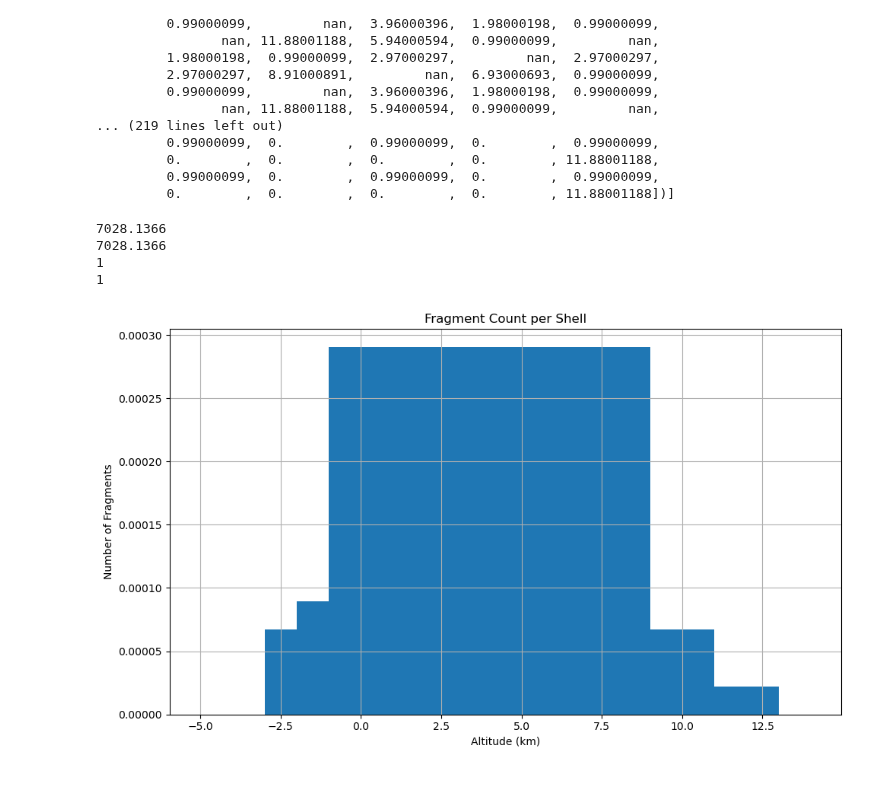
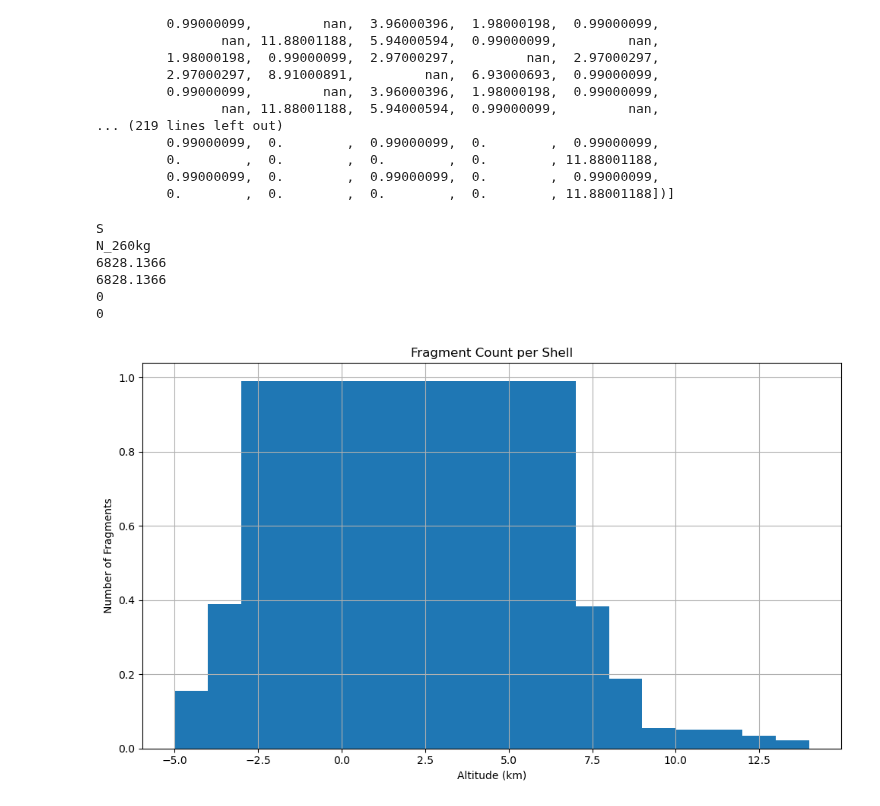
Before and after one commit to ARCLab-MIT/pyssem, a Jupyter notebook: pyssem/elliptical_launch.ipynb, the cells around one changed output. Saved outputs shown, nothing was run; the diff lists cells and outputs as text; code cells hidden in the pictures.

```diff
--- a/pyssem/elliptical_launch.ipynb
+++ b/pyssem/elliptical_launch.ipynb
@@ -501,31 +501,35 @@ import pickle
 with open('../collision_pairs.pkl', 'rb') as f:
     scenario_properties = pickle.load(f)
 # %%
-print(scenario_properties[15].collision_pair_by_shell[10].species2_sma)
-print(scenario_properties[15].collision_pair_by_shell[10].species1_sma)
-print(scenario_properties[15].collision_pair_by_shell[10].ecc2_index)
-print(scenario_properties[15].collision_pair_by_shell[10].ecc1_index)
-# print(scenario_properties[15].collision_pair_by_shell[0].fragments)
-import matplotlib.pyplot as plt
-import numpy as np
-frags_2d = scenario_properties[15].collision_pair_by_shell[10].fragments.sum(axis=2)
-frags_per_shell = scenario_properties[15].collision_pair_by_shell[10].fragments.sum(axis=(1, 2))  # shape: [n_shells]
+n = 1
+
+print(scenario_properties[n].collision_pair_by_shell[10].species1.sym_name)
+print(scenario_properties[n].collision_pair_by_shell[10].species2.sym_name)
+print(scenario_properties[n].collision_pair_by_shell[10].species2_sma)
+print(scenario_properties[n].collision_pair_by_shell[10].species1_sma)
+print(scenario_properties[n].collision_pair_by_shell[10].ecc2_index)
+print(scenario_properties[n].collision_pair_by_shell[10].ecc1_index)
+
+frags_2d = scenario_properties[n].collision_pair_by_shell[10].fragments.sum(axis=2)
+frags_per_shell = scenario_properties[n].collision_pair_by_shell[10].fragments.sum(axis=(1, 2))  # shape: [n_shells]
 
 # Optional: get shell altitude midpoints if available
 altitudes = scenario_properties.HMid if hasattr(scenario_properties, "HMid") else np.arange(len(frags_per_shell))
 
 # Plot
 plt.figure(figsize=(10, 6))
 plt.bar(altitudes, frags_per_shell, width=10)  # adjust width as needed
 plt.xlabel("Altitude (km)")
 plt.ylabel("Number of Fragments")
 plt.title("Fragment Count per Shell")
 plt.grid(True)
 plt.tight_layout()
 plt.show()
 # %% [output]
-7028.1366
-7028.1366
-1
-1
+S
+N_260kg
+6828.1366
+6828.1366
+0
+0
-[figure, old version]
+[figure, new version]
```
Also changed, not shown: parts of 15 cells of this notebook, 41 other files.
